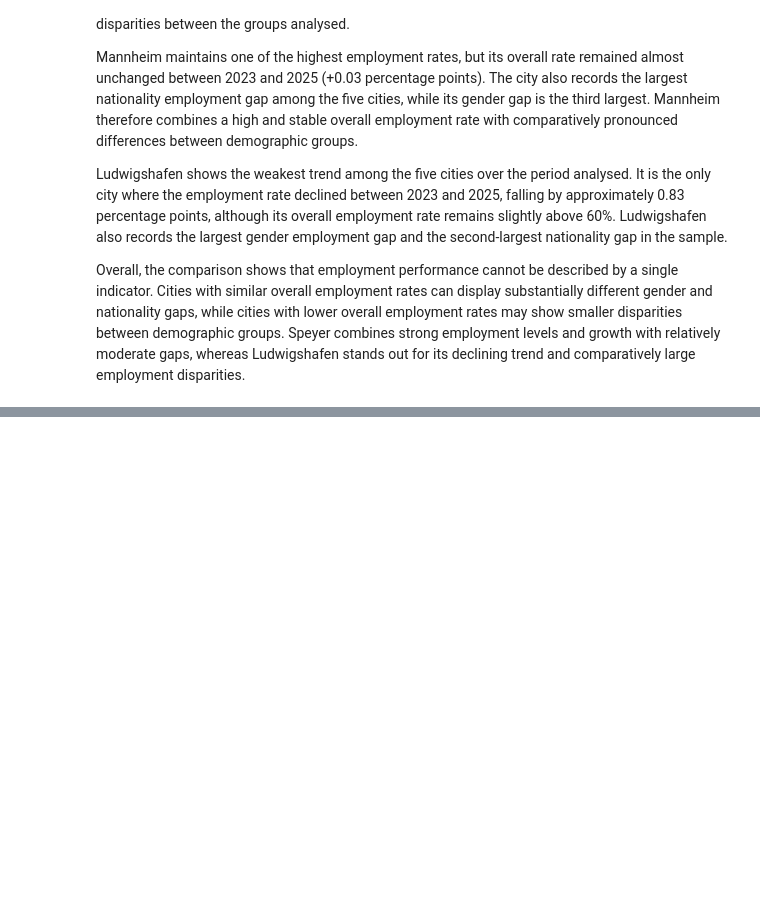
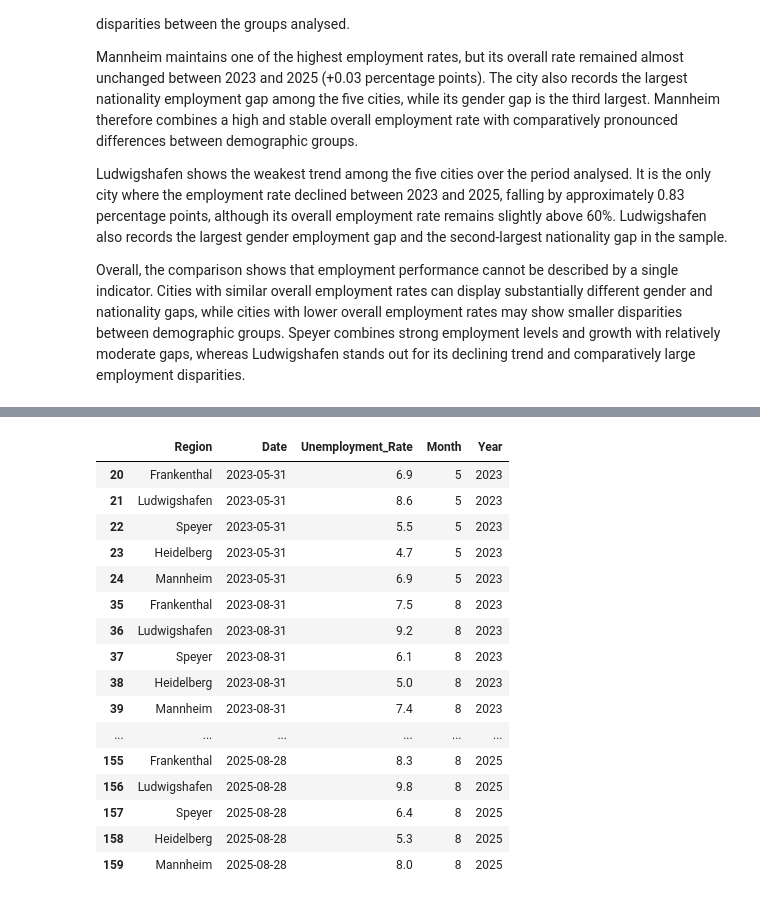
Before and after one commit to Etnakid/rhein-neckar-labour-market, a Jupyter notebook: notebooks/01_data_inspection.ipynb, the cells around one changed output, grey strips where cells are left out. Cells and saved outputs as stored; diff of their text form; code cells hidden in the pictures; blank space fills up the shorter version.

```diff
--- a/notebooks/01_data_inspection.ipynb
+++ b/notebooks/01_data_inspection.ipynb
@@ -1265,0 +1547,24 @@ Overall, the comparison shows that employment performance cannot be described by
+# %%
+may_august = unemployment_long[
+    unemployment_long["Month"].isin([5, 8])
+]
+
+may_august
+# %% [output]
+|  | Region | Date | Unemployment_Rate | Month | Year |
+| 20 | Frankenthal | 2023-05-31 | 6.9 | 5 | 2023 |
+| 21 | Ludwigshafen | 2023-05-31 | 8.6 | 5 | 2023 |
+| 22 | Speyer | 2023-05-31 | 5.5 | 5 | 2023 |
+| 23 | Heidelberg | 2023-05-31 | 4.7 | 5 | 2023 |
+| 24 | Mannheim | 2023-05-31 | 6.9 | 5 | 2023 |
+| 35 | Frankenthal | 2023-08-31 | 7.5 | 8 | 2023 |
+| 36 | Ludwigshafen | 2023-08-31 | 9.2 | 8 | 2023 |
+| 37 | Speyer | 2023-08-31 | 6.1 | 8 | 2023 |
+| 38 | Heidelberg | 2023-08-31 | 5.0 | 8 | 2023 |
+| 39 | Mannheim | 2023-08-31 | 7.4 | 8 | 2023 |
+| ... | ... | ... | ... | ... | ... |
+| 155 | Frankenthal | 2025-08-28 | 8.3 | 8 | 2025 |
+| 156 | Ludwigshafen | 2025-08-28 | 9.8 | 8 | 2025 |
+| 157 | Speyer | 2025-08-28 | 6.4 | 8 | 2025 |
+| 158 | Heidelberg | 2025-08-28 | 5.3 | 8 | 2025 |
+| 159 | Mannheim | 2025-08-28 | 8.0 | 8 | 2025 |
```
Also changed, not shown: parts of 32 cells of this notebook, 1 other file.
